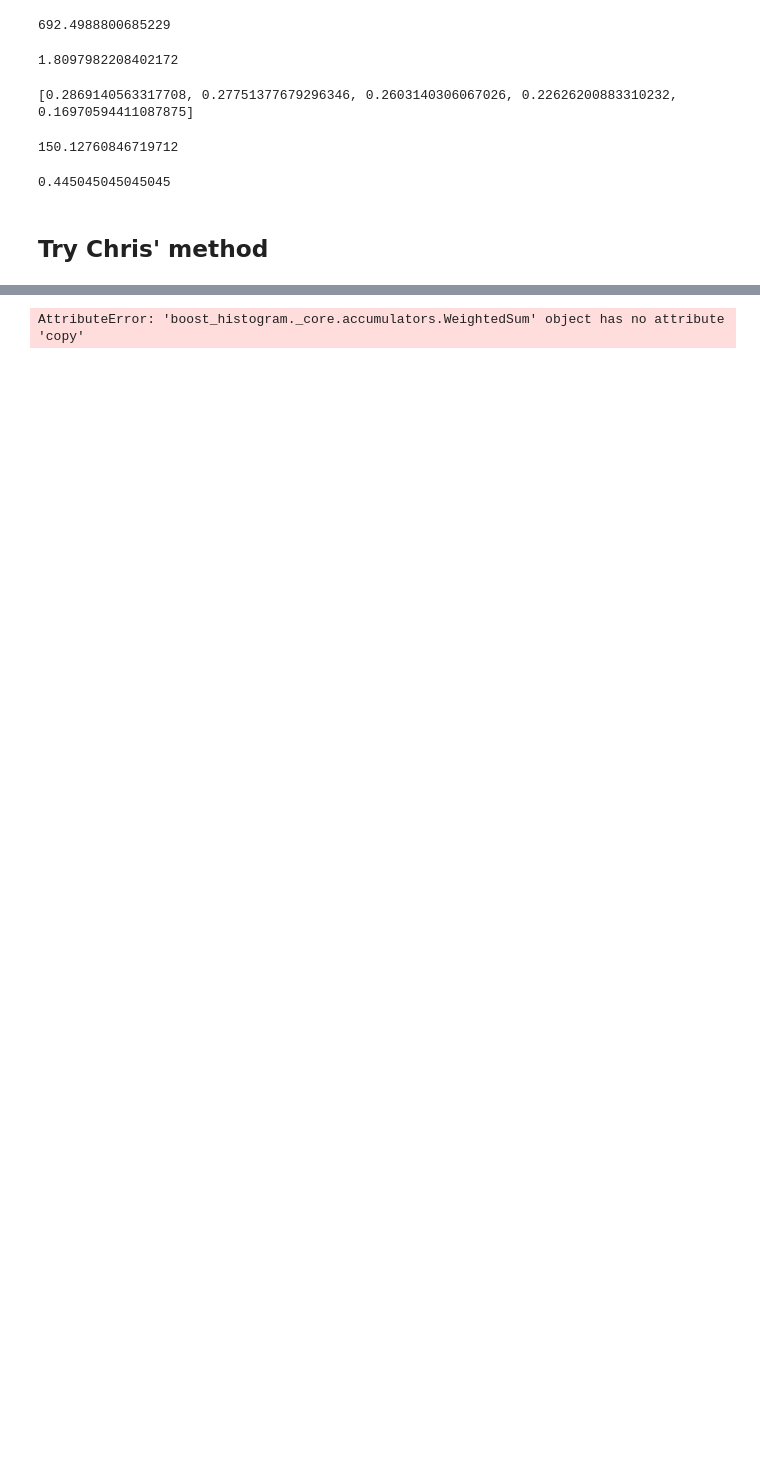
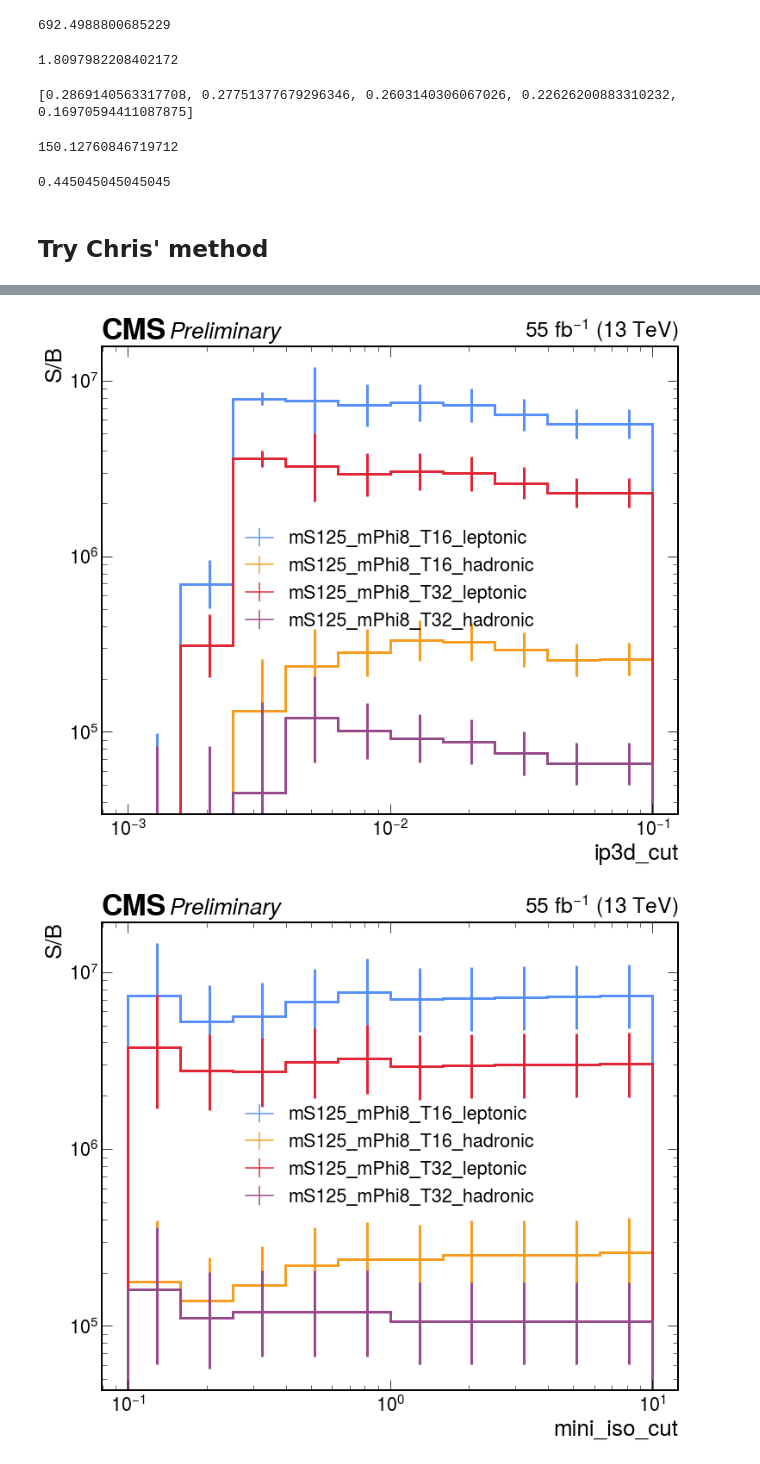
Before and after one commit to chrispap95/SUEPCoffea_dask, a Jupyter notebook: plotting/plot_post_gensum_bug.ipynb, the cells around one changed output, grey strips where cells are left out. Saved outputs shown, nothing was run; the diff lists cells and outputs as text; code cells hidden in the pictures; blank space fills up the shorter version.

```diff
--- a/plotting/plot_post_gensum_bug.ipynb
+++ b/plotting/plot_post_gensum_bug.ipynb
@@ -170,7 +140,7 @@ signal_labels = [
 ]
 
 hist_name = 'ip3d_cut_vs_mini_iso_cut_vs_neutral_iso_cut_vs_pt_cut_vs_nMuon'
-slc = (1, 1, 1, 1, slice(None))
+slc = (0.005j, 0.5j, 0.1j, 30j, slice(None))
 
 hists_mc = []
 hist_bkg_total = None
@@ -179,6 +149,8 @@ for process in mc_processes:
     h_mc = plots[process][hist_name][slc]
     hists_mc.append(h_mc)
     print(f"{process}: {h_mc[6j::sum].value:.4f} ± {np.sqrt(h_mc[6j::sum].variance):.4f}")
+    print(h_mc.values())
+    print(h_mc.variances())
     if hist_bkg_total is None:
         hist_bkg_total = h_mc.copy()
     else:
@@ -246,7 +218,7 @@ hep.histplot(
 
 #hep.cms.label(llabel="Preliminary", data=True, lumi=5.3, ax=ax)
 hep.cms.label(llabel="Preliminary", data=True, lumi=55, ax=ax)
-plt.ylim(1e-3, 1e11)
+plt.ylim(1e-2, 1e11)
 plt.yscale('log')
 plt.legend(ncol=2)
 plt.xlabel("nMuon")
@@ -979,18 +1001,22 @@ signal_labels = [
 
 histname = 'ip3d_cut_vs_mini_iso_cut_vs_neutral_iso_cut_vs_pt_cut_vs_nMuon'
 
+# Begin using the starting point:
+#default_cut = (0.1j*0.99, 10j*0.99, 10j*0.99, 50j*0.99)
+default_cut = (0.006j, 0.5j, 0.2j, 30j)
+
 cuts = [
-    (0, 1, 0, 1),
-    (1, 0, 1, 1),
-    (1, 1, 0, 1),
-    (1, 1, 1, 0),
+    (slice(None), default_cut[1], default_cut[2], default_cut[3], slice(6j, None, sum)),
+    (default_cut[0], slice(None), default_cut[2], default_cut[3], slice(6j, None, sum)),
+    (default_cut[0], default_cut[1], slice(None), default_cut[3], slice(6j, None, sum)),
+    (default_cut[0], default_cut[1], default_cut[2], slice(None), slice(6j, None, sum)),
 ]
 
-for slc in cuts:
+for j, slc in enumerate(cuts):
     hist_bkg_total = None
 
     for process in mc_processes:
-        h_mc = plots[process][hist_name][*slc, 6j::]
+        h_mc = plots[process][histname][slc]
         # Here I could feed h_mc to the prediction function
 #         if
 #         if "QCD" in process:
@@ -999,40 +1025,42 @@ for slc in cuts:
 #             h_mc = pred(h_mc, offset=1)
         if hist_bkg_total is None:
             hist_bkg_total = h_mc.copy()
         else:
             hist_bkg_total += h_mc.copy()
 
     hists_s_over_b = []
     for process in signal_processes:
-        h_s = plots[process][hist_name][*slc, 6j::]
+        h_s = plots[process][histname][slc]
         h_s_over_b = h_s.copy()
-            tot_bkg = hist_bkg_total[:i:sum].value
+        for i in range(len(h_s_over_b.values())):
+            tot_bkg = hist_bkg_total[i].value
             if tot_bkg == 0:
-                tot_bkg = 1e-8
+                tot_bkg = 1e-3
 
             h_s_over_b[i] = (
-                h_s[:i:sum].value / tot_bkg,
-                h_s[:i:sum].variance / tot_bkg**2
-                + h_s[:i:sum].value**2 * hist_bkg_total[:i:sum].variance / tot_bkg**4
+                h_s[i].value / tot_bkg,
+                h_s[i].variance / tot_bkg**2
+                + h_s[i].value**2 * hist_bkg_total[i].variance / tot_bkg**4
             )
         hists_s_over_b.append(h_s_over_b)
 
     fig, ax = plt.subplots(figsize=(12,10))
 
     hep.histplot(
         hists_s_over_b,
         label=signal_labels,
         lw=3,
         ax=ax,
     )
 
     hep.cms.label(llabel="Preliminary", data=True, lumi=55, ax=ax)
     #plt.ylim(1e-2, 2e0)
-    plt.xscale('log')
-    plt.yscale('log')
+    if hist_bkg_total.axes[0].name != "pt_cut":
+        ax.set_xscale('log')
+    ax.set_yscale('log')
     plt.legend()
-    #plt.xlabel("muon neutral iso")
     plt.ylabel("S/B")
     plt.show()
 # %% [output]
-AttributeError: 'boost_histogram._core.accumulators.WeightedSum' object has no attribute 'copy'
+[figure, added]
+[figure, added]
```
Also changed, not shown: parts of 31 cells of this notebook, 29 other files.
